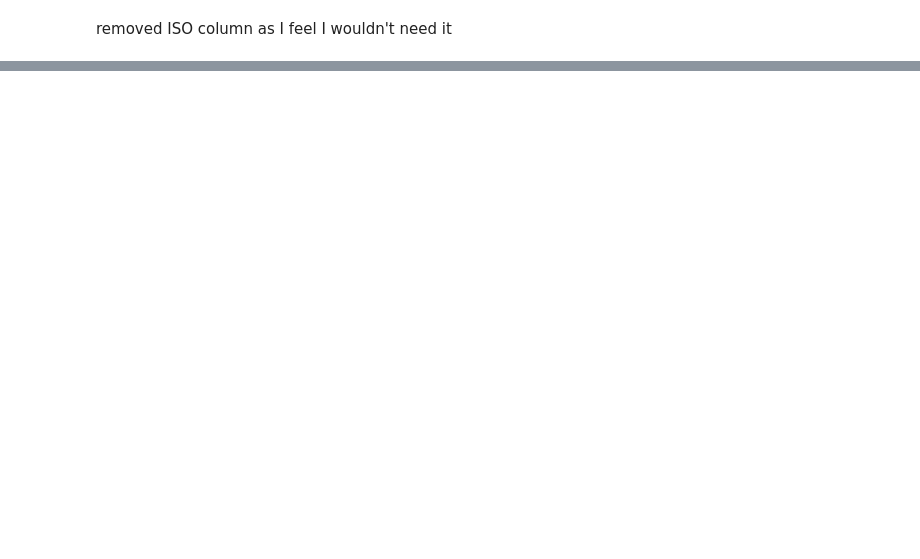
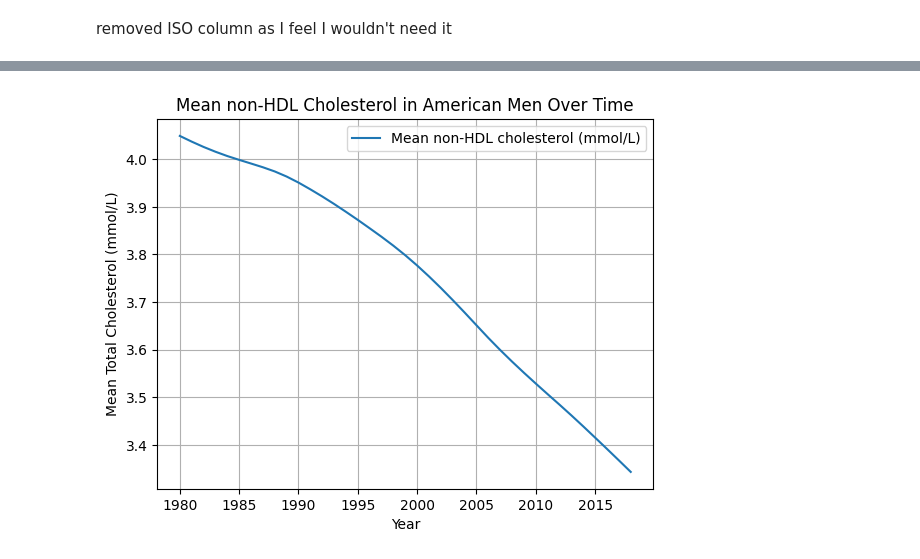
Before and after one commit to jocelynbrownie27-max/Cholesterol-Project, a Jupyter notebook: DSRP_2026_Jocelyn_Browne_(CHOLESTEROL).ipynb, the cells around one changed output, grey strips where cells are left out. Cells and saved outputs as stored; diff of their text form; code cells hidden in the pictures; blank space fills up the shorter version.

```diff
--- a/DSRP_2026_Jocelyn_Browne_(CHOLESTEROL).ipynb
+++ b/DSRP_2026_Jocelyn_Browne_(CHOLESTEROL).ipynb
@@ -83,3 +69,5 @@ df
+# %%
+df.drop(columns=['ISO'], inplace=True)
 # %% [markdown]
 removed ISO column as I feel I wouldn't need it
 # %%
@@ -100,0 +111,5 @@ df
+# %%
+df.drop(columns=['Mean total cholesterol lower 95% uncertainty interval (mmol/L)','Mean total cholesterol upper 95% uncertainty interval (mmol/L)','Mean non-HDL cholesterol lower 95% uncertainty interval (mmol/L)',
+       'Mean non-HDL cholesterol upper 95% uncertainty interval (mmol/L)','Mean HDL cholesterol lower 95% uncertainty interval (mmol/L)',
+       'Mean HDL cholesterol upper 95% uncertainty interval (mmol/L)'], inplace=True)
+df
@@ -100,0 +143,8 @@ df
+# %%
+specific_country_df = df[(df['Country/Region/World'] == 'United States of America') & (df['Sex'] == 'Men')].copy()
+specific_country_df = specific_country_df.sort_values("Year")
+specific_country_df.plot(x="Year", y="Mean non-HDL cholesterol (mmol/L)", kind="line", title="Mean non-HDL Cholesterol in American Men Over Time", xlabel="Year", ylabel="Mean Total Cholesterol (mmol/L)")
+plt.grid(True)
+plt.show()
+# %% [output]
+[figure, added]
```
Also changed, not shown: parts of 27 cells of this notebook.
